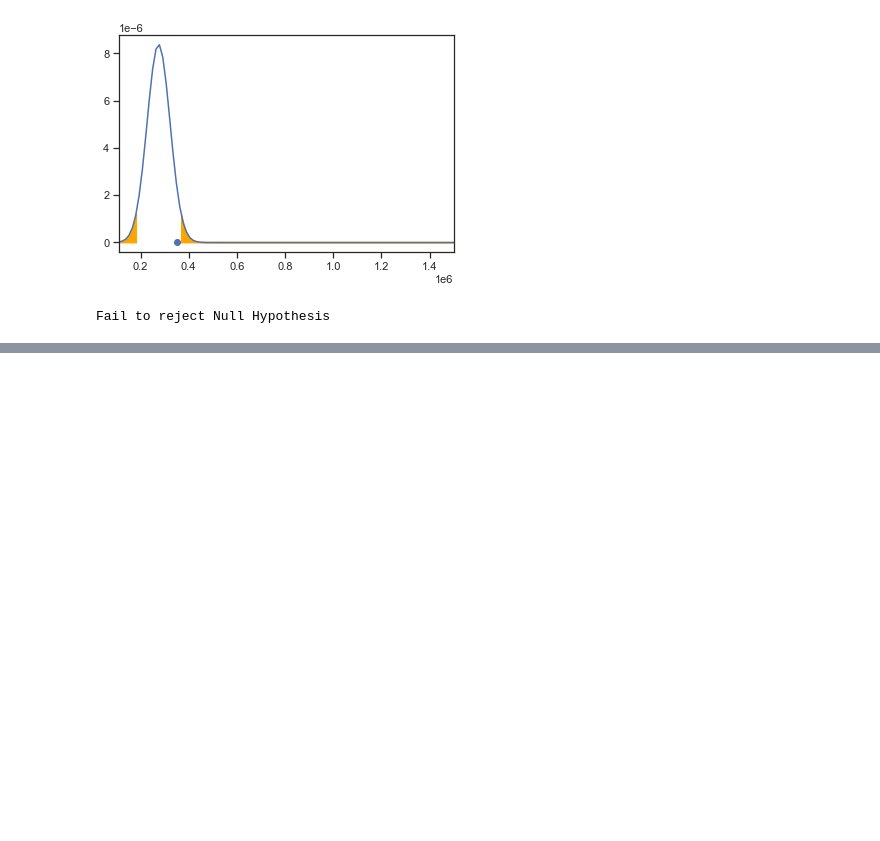
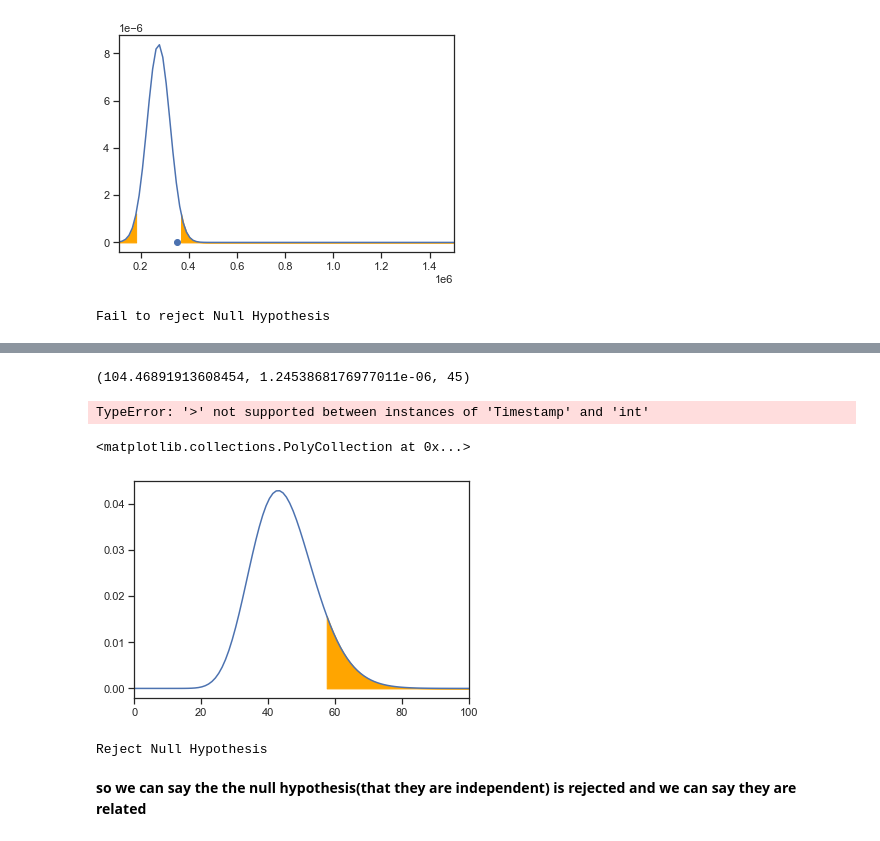
Before and after one commit to AdilGeelani/Innomatics_Internship_july_2022, a Jupyter notebook: innomatics_internship_july_2022/Data_analytics/Project 1/Project 1 (Exploratory Data Analysis).ipynb, the cells around one changed output, grey strips where cells are left out. Drawn from its saved outputs; the diff is of its cells as text; code cells hidden in the pictures; blank space fills up the shorter version.

```diff
--- a/innomatics_internship_july_2022/Data_analytics/Project 1/Project 1 (Exploratory Data Analysis).ipynb
+++ b/innomatics_internship_july_2022/Data_analytics/Project 1/Project 1 (Exploratory Data Analysis).ipynb
@@ -660,0 +667,3 @@ Fail to reject Null Hypothesis
+# %%
+df_test_2 = df.copy()
+pd.crosstab( df_test_2['Specialization'], df_test_2['Gender'], margins=True)
@@ -660,0 +689,4 @@ Fail to reject Null Hypothesis
+# %%
+# Observed Frequency
+observed = pd.crosstab( df_test_2['Specialization'], df_test_2['Gender'])
+observed
@@ -660,0 +733,52 @@ Fail to reject Null Hypothesis
+# %%
+# Computing chi2 test statistic, p-value, degree of freedoms individually and storing the
+
+chi2_test_stat = chi2_contingency(observed)[0]
+pval = chi2_contingency(observed)[1]
+dof = chi2_contingency(observed)[2]
+chi2_test_stat,pval, dof
+# %% [output]
+(104.46891913608454, 1.2453868176977011e-06, 45)
+# %%
+confidence_level = 0.90
+
+alpha = 1 - confidence_level
+
+chi2_critical = chi2.ppf(1 - alpha, df)
+
+chi2_critical
+# %% [output]
+TypeError: '>' not supported between instances of 'Timestamp' and 'int'
+# %%
+# Ploting the chi2 distribution to visualise
+
+# Defining the x minimum and x maximum
+x_min = 0
+x_max = 100
+
+# Ploting the graph and setting the x limits
+x = np.linspace(x_min, x_max, 100)
+y = chi2.pdf(x, dof)
+plt.xlim(x_min, x_max)
+plt.plot(x, y)
+
+
+# Setting Chi2 Critical value
+chi2_critical_right = chi2_critical
+
+# Shading the right rejection region
+x1 = np.linspace(chi2_critical_right, x_max, 100)
+y1 = chi2.pdf(x1, dof)
+plt.fill_between(x1, y1, color='orange')
+# %% [output]
+<matplotlib.collections.PolyCollection at 0x...>
+[figure, added]
+# %%
+if(chi2_test_stat > chi2_critical):
+    print("Reject Null Hypothesis")
+else:
+    print("Fail to Reject Null Hypothesis")
+# %% [output]
+Reject Null Hypothesis
+# %% [markdown]
+**so we can say the the null hypothesis(that they are independent) is rejected and we can say they are related**
```
Also changed, not shown: parts of 50 cells of this notebook.
